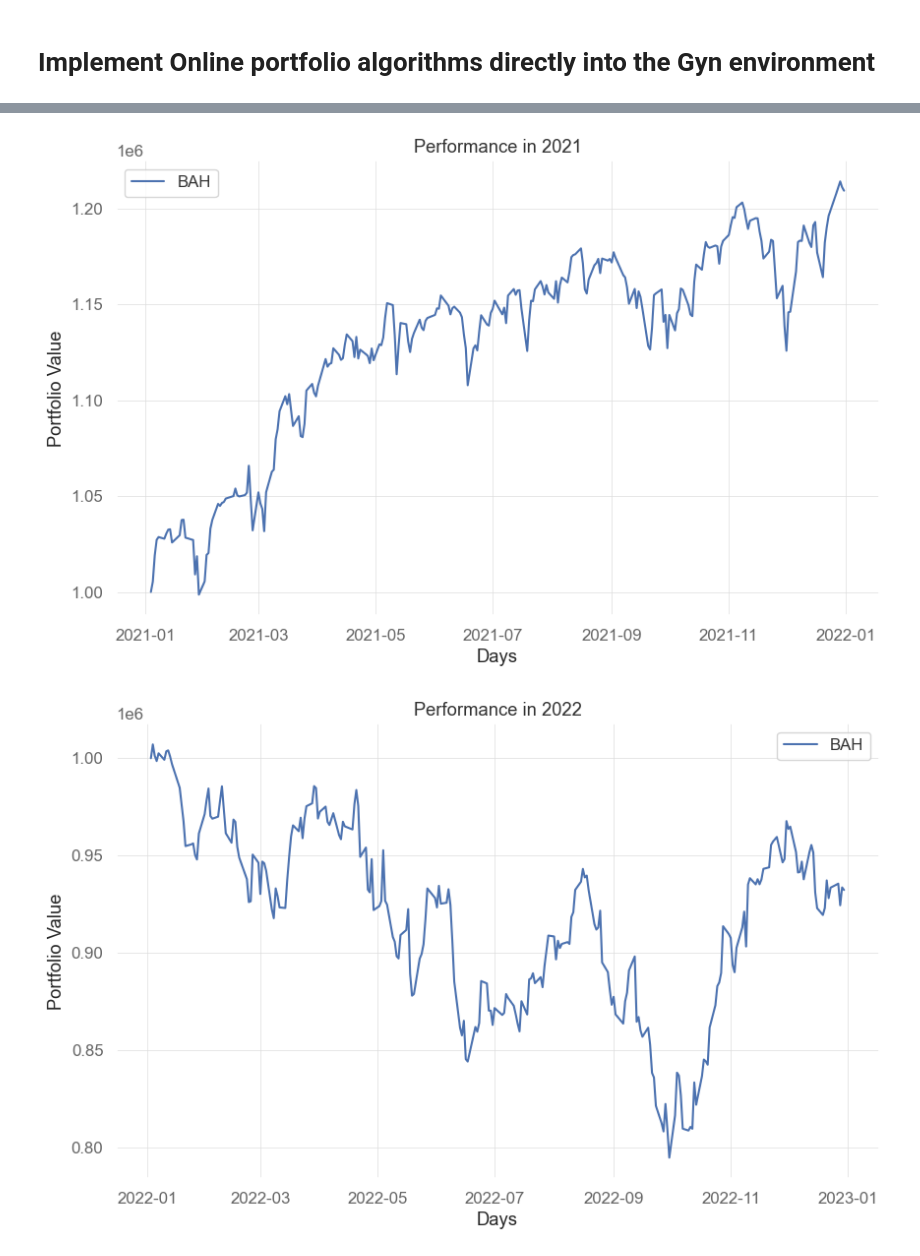
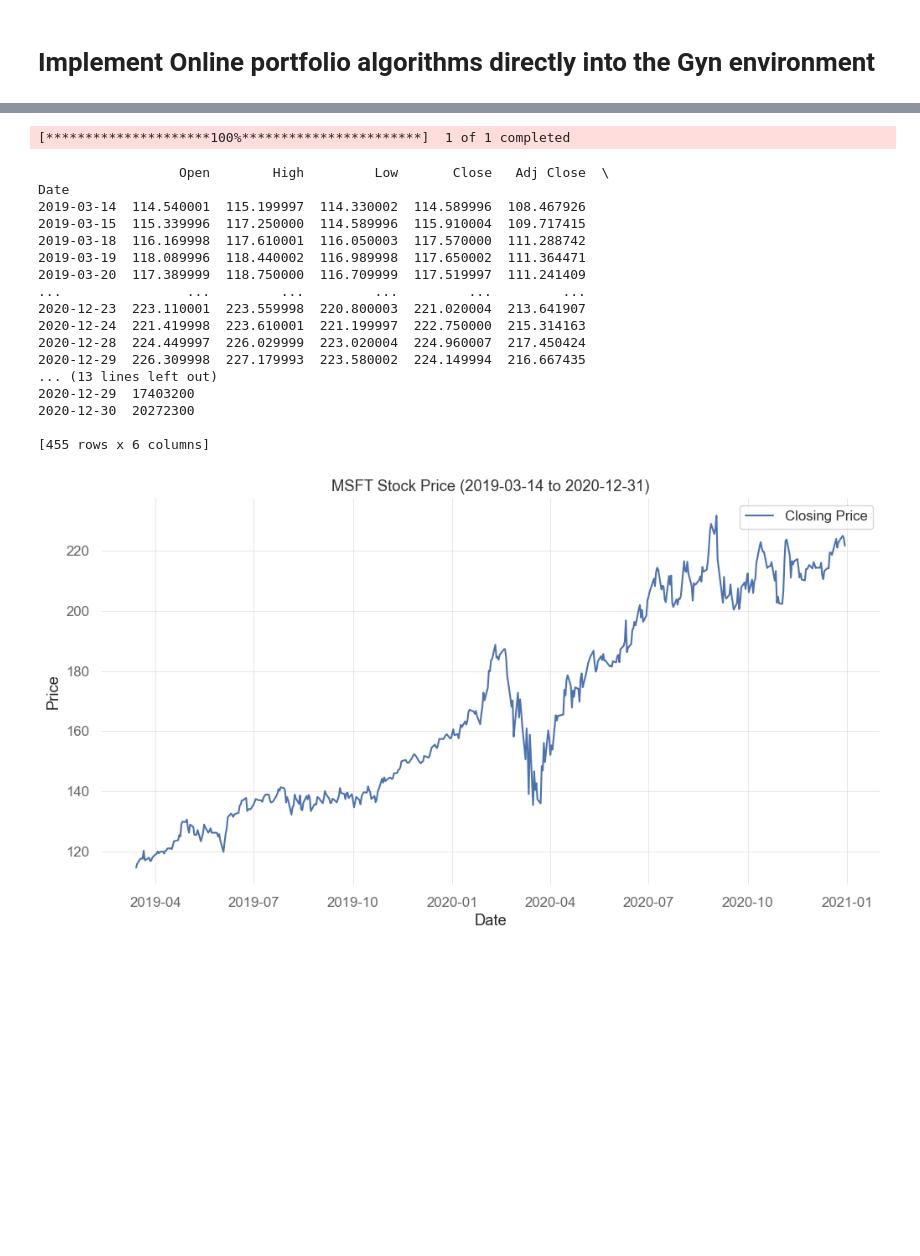
Before and after one commit to flpymonkey/Thesis, a Jupyter notebook: online_shares_port_test_bah.ipynb, the cells around one changed output, grey strips where cells are left out. Drawn from its saved outputs; the diff is of its cells as text; code cells hidden in the pictures; blank space fills up the shorter version.

```diff
--- a/online_shares_port_test_bah.ipynb
+++ b/online_shares_port_test_bah.ipynb
@@ -420,22 +1019,42 @@ plt.show()
-# %%
-plt.plot(BAH_results["2021"]["date"], BAH_results["2021"]["value"], label="BAH")
-
-plt.xlabel("Days")
-plt.ylabel("Portfolio Value")
-plt.title("Performance in 2021")
-plt.legend()
-
-plt.show()
-# %% [output]
-[figure, removed]
-# %%
-plt.plot(BAH_results["2022"]["date"], BAH_results["2022"]["value"], label="BAH")
-
-plt.xlabel("Days")
-plt.ylabel("Portfolio Value")
-plt.title("Performance in 2022")
-plt.legend()
-
-plt.show()
-# %% [output]
-[figure, removed]
+# %%
+import yfinance as yf
+import matplotlib.pyplot as plt
+import pandas as pd
+
+# Define the stock ticker and the time range
+ticker = 'MSFT'
+
+# Fetch the stock data
+stock_data = yf.download(ticker, start=TRAIN_START_DATE, end=TRAIN_END_DATE)
+
+print(stock_data)
+
+
+# Plot the closing price
+plt.figure(figsize=(12, 6))
+plt.plot(stock_data.index, stock_data['Close'], label='Closing Price')
+plt.xlabel('Date')
+plt.ylabel('Price')
+plt.title(f'{ticker} Stock Price ({TRAIN_START_DATE} to {TRAIN_END_DATE})')
+plt.legend()
+plt.show()
+# %% [output]
+[*********************100%***********************]  1 of 1 completed
+                  Open        High         Low       Close   Adj Close  \
+Date
+2019-03-14  114.540001  115.199997  114.330002  114.589996  108.467926
+2019-03-15  115.339996  117.250000  114.589996  115.910004  109.717415
+2019-03-18  116.169998  117.610001  116.050003  117.570000  111.288742
+2019-03-19  118.089996  118.440002  116.989998  117.650002  111.364471
+2019-03-20  117.389999  118.750000  116.709999  117.519997  111.241409
+...                ...         ...         ...         ...         ...
+2020-12-23  223.110001  223.559998  220.800003  221.020004  213.641907
+2020-12-24  221.419998  223.610001  221.199997  222.750000  215.314163
+2020-12-28  224.449997  226.029999  223.020004  224.960007  217.450424
+2020-12-29  226.309998  227.179993  223.580002  224.149994  216.667435
+... (13 lines left out)
+2020-12-29  17403200
+2020-12-30  20272300
+
+[455 rows x 6 columns]
+[figure, added]
```
Also changed, not shown: parts of 6 cells of this notebook, 39 other files.
